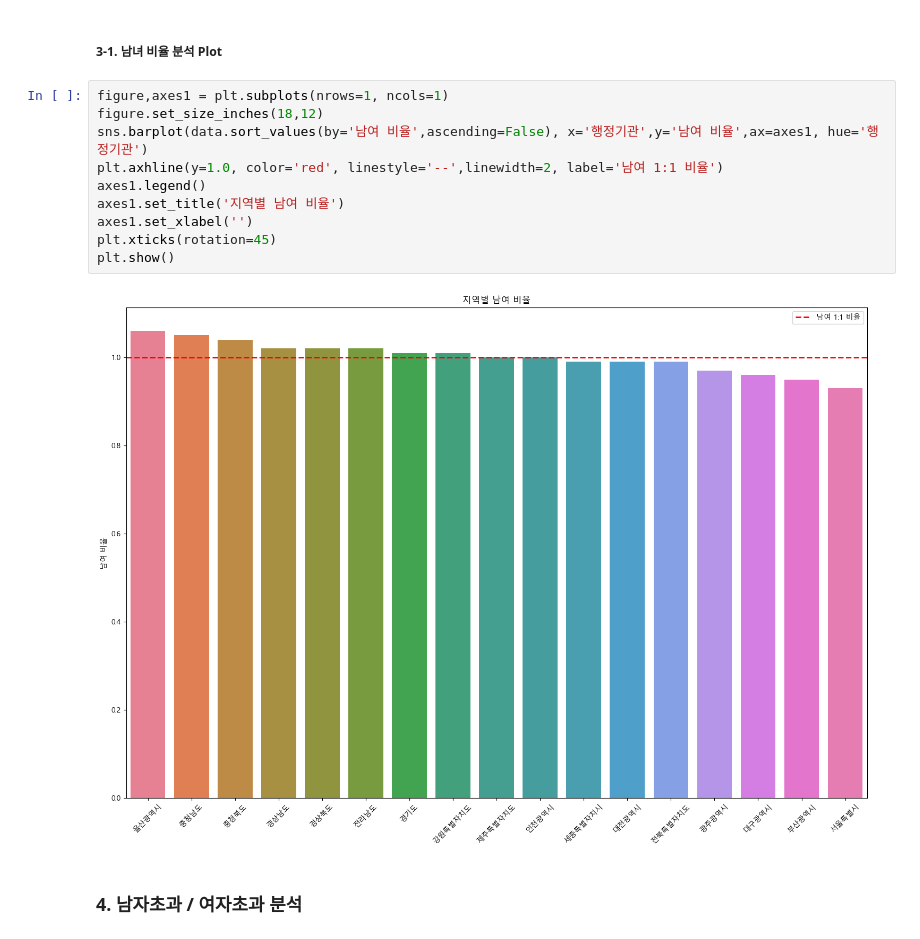
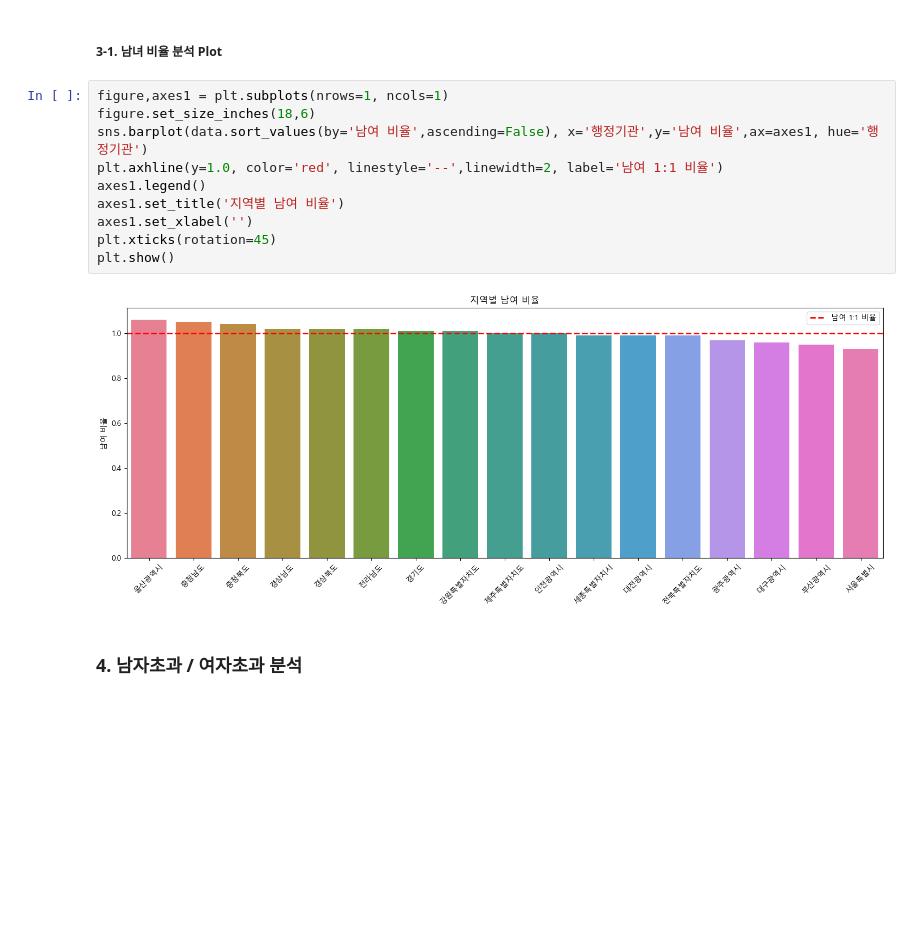
Before and after one commit to minju3212/Python_Webscraping_Analysis, a Jupyter notebook: 04_인구현황분석.ipynb, the cells around one changed output. Drawn from its saved outputs; the diff is of its cells as text; blank space fills up the shorter version.

```diff
--- a/04_인구현황분석.ipynb
+++ b/04_인구현황분석.ipynb
@@ -83,16 +83,16 @@ data[['행정기관','남여 비율']].sort_values(by='남여 비율',ascending=
 ##### 3-1. 남녀 비율 분석 Plot
 # %%
 figure,axes1 = plt.subplots(nrows=1, ncols=1)
-figure.set_size_inches(18,12)
+figure.set_size_inches(18,6)
 sns.barplot(data.sort_values(by='남여 비율',ascending=False), x='행정기관',y='남여 비율',ax=axes1, hue='행정기관')
 plt.axhline(y=1.0, color='red', linestyle='--',linewidth=2, label='남여 1:1 비율')
 axes1.legend()
 axes1.set_title('지역별 남여 비율')
 axes1.set_xlabel('')
 plt.xticks(rotation=45)
 plt.show()
 # %% [output]
-[figure, old version]
+[figure, new version]
 # %% [markdown]
 ### 4. 남자초과 / 여자초과 분석
 # %%
```
Also changed, not shown: parts of 4 cells of this notebook.
